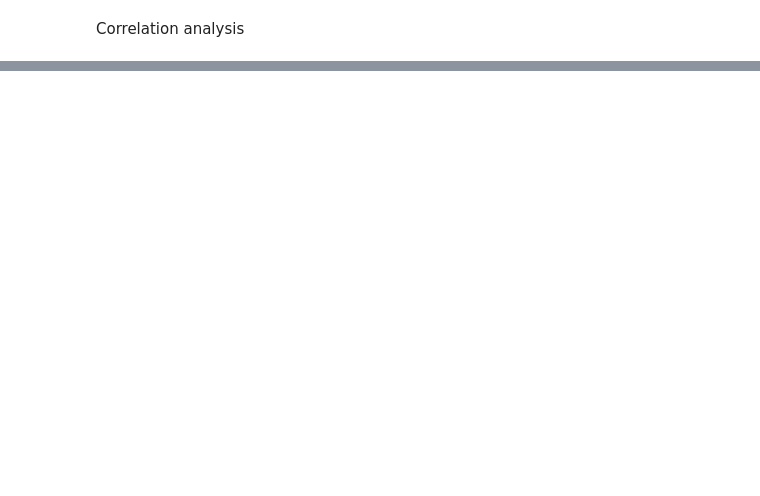
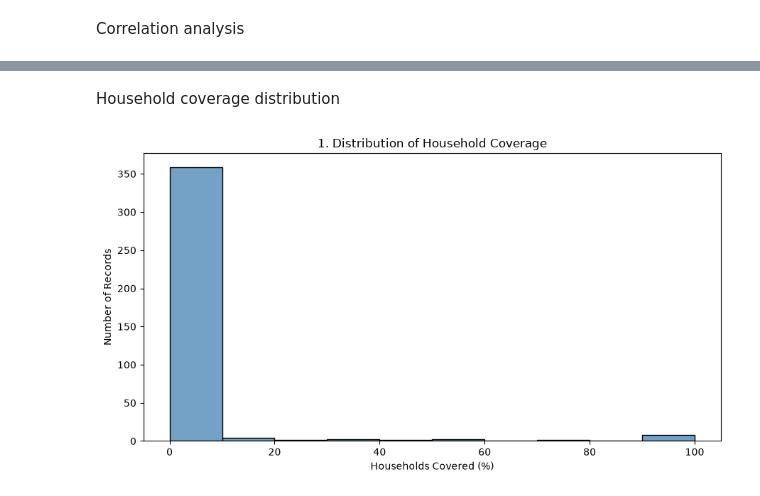
Before and after one commit to reginamary1995-max/Final-Project---Entry-App, a Jupyter notebook: Solid Waste management.ipynb, the cells around one changed output, grey strips where cells are left out. Drawn from its saved outputs; the diff is of its cells as text; code cells hidden in the pictures; blank space fills up the shorter version.

```diff
--- a/Solid Waste management.ipynb
+++ b/Solid Waste management.ipynb
@@ -649,0 +746,19 @@ display(correlation_matrix.round(2))
+# %% [markdown]
+Household coverage distribution
+# %%
+plt.figure(figsize=(6,2))
+
+sns.histplot(
+    data=df,
+    x=coverage_col,
+    bins=10,
+    color="steelblue"
+)
+
+plt.title("1. Distribution of Household Coverage")
+plt.xlabel("Households Covered (%)")
+plt.ylabel("Number of Records")
+plt.tight_layout()
+plt.show()
+# %% [output]
+[figure, added]
```
Also changed, not shown: parts of 29 cells of this notebook.
